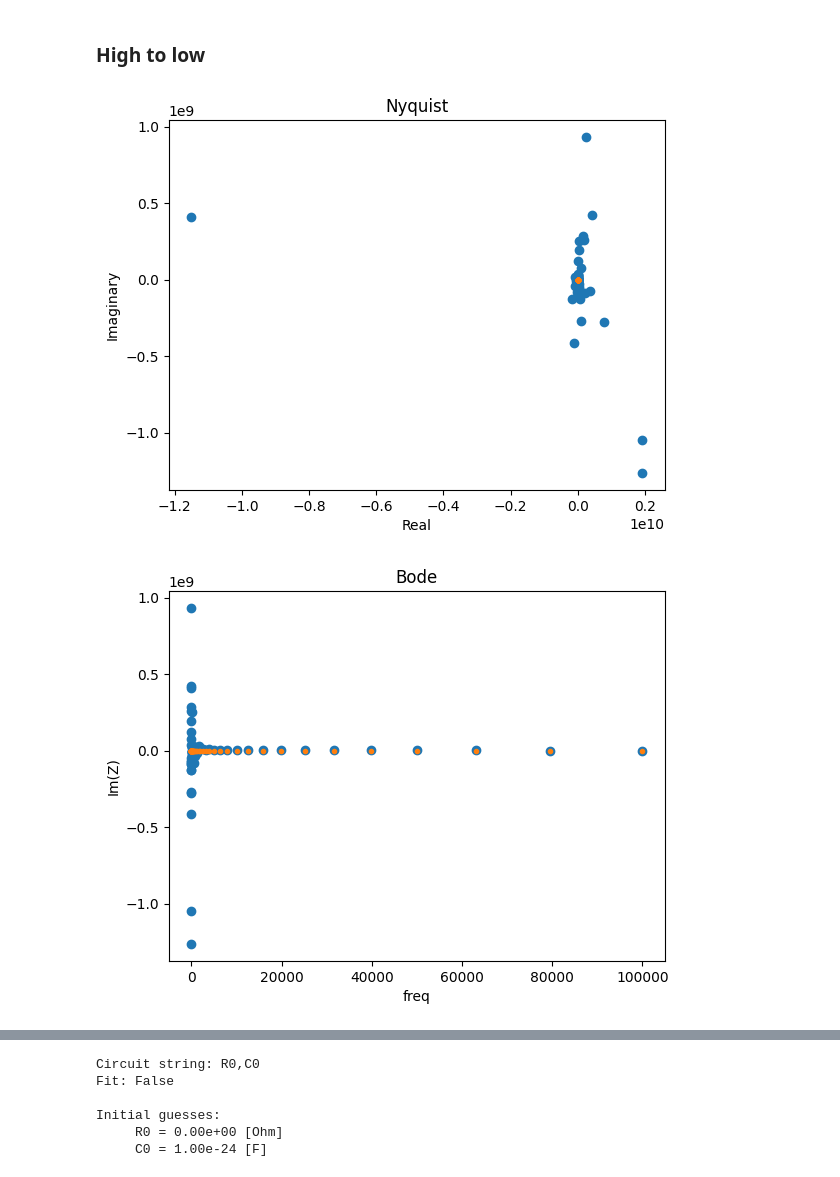
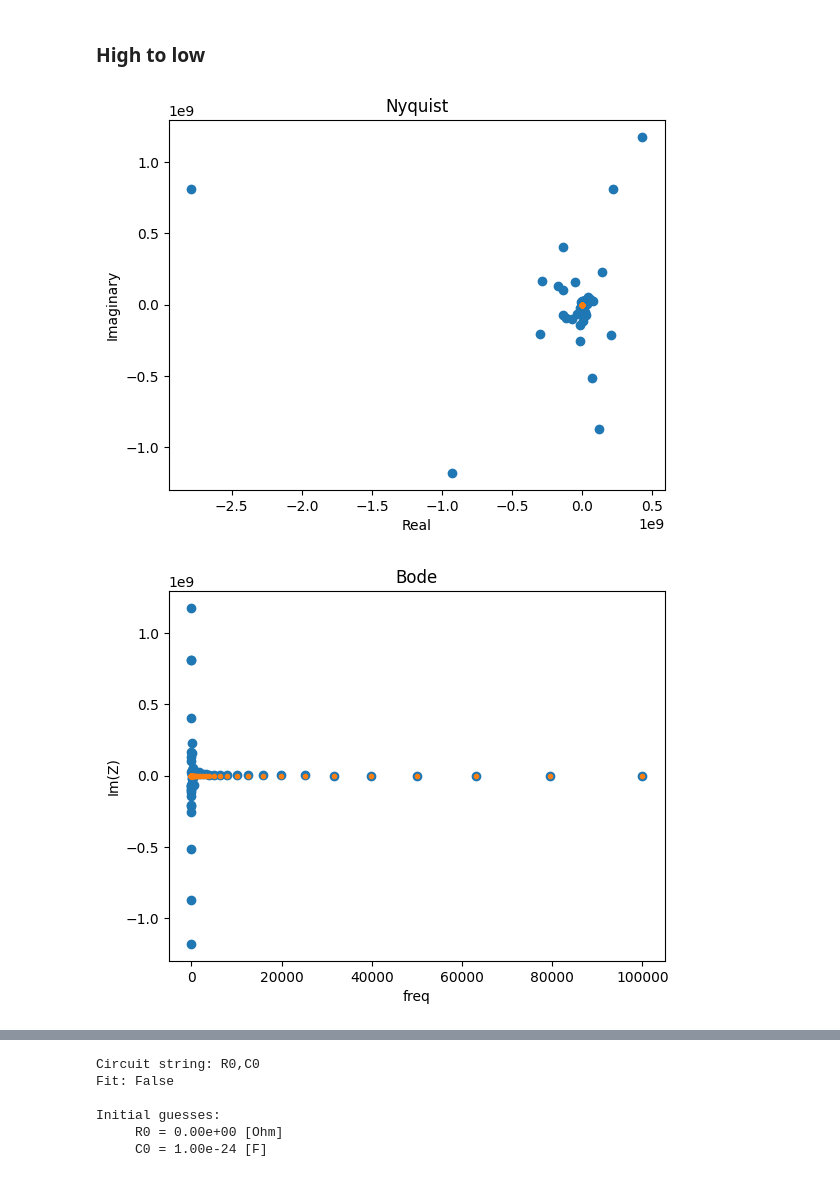
Before and after one commit to beepmo/gator, a Jupyter notebook: data/07-18/litao3_dryEIS_ycut.ipynb, the cells around one changed output, grey strips where cells are left out. Saved outputs shown, nothing was run; the diff lists cells and outputs as text; code cells hidden in the pictures.

```diff
--- a/data/07-18/litao3_dryEIS_ycut.ipynb
+++ b/data/07-18/litao3_dryEIS_ycut.ipynb
@@ -36,35 +36,35 @@ Resolving deltas: 100% (414/414), done.
 # %% [markdown]
 ### High to low
 # %%
-freqs, Z = preprocessing.readZPlot('DryLiTaO3htol.z')
+freqs, Z = preprocessing.readZPlot('YcutLiTaO3-Dryhtol.z')
 
 circuit = 'R0,C0'
 init = [0, 10**-24]
 
 circuit = CustomCircuit(circuit, initial_guess=init)
 # circuit.fit(freqs, Z)
 Z_fit = circuit.predict(freqs)
 
 plt.plot(Z.real, -Z.imag, 'o')
 plt.plot(Z_fit.real, -Z_fit.imag, '.')
 plt.ylabel('Imaginary')
 plt.xlabel('Real')
 plt.title('Nyquist')
 plt.show()
 
 plt.plot(freqs, -Z.imag, 'o')
 plt.plot(freqs, -Z_fit.imag, '.')
 plt.ylabel('Im(Z)')
 plt.xlabel('freq')
 plt.title('Bode')
 plt.show()
 
 plt.plot(freqs, Z.real, 'o')
 plt.plot(freqs, Z_fit.real, '.')
 plt.ylabel('Re(Z)')
 plt.xlabel('freq')
 plt.title('Bode')
 plt.show()
 # %% [output]
-[figure, old version]
+[figure, new version]
-[figure, old version]
+[figure, new version]
```
Also changed, not shown: parts of 6 cells of this notebook.
